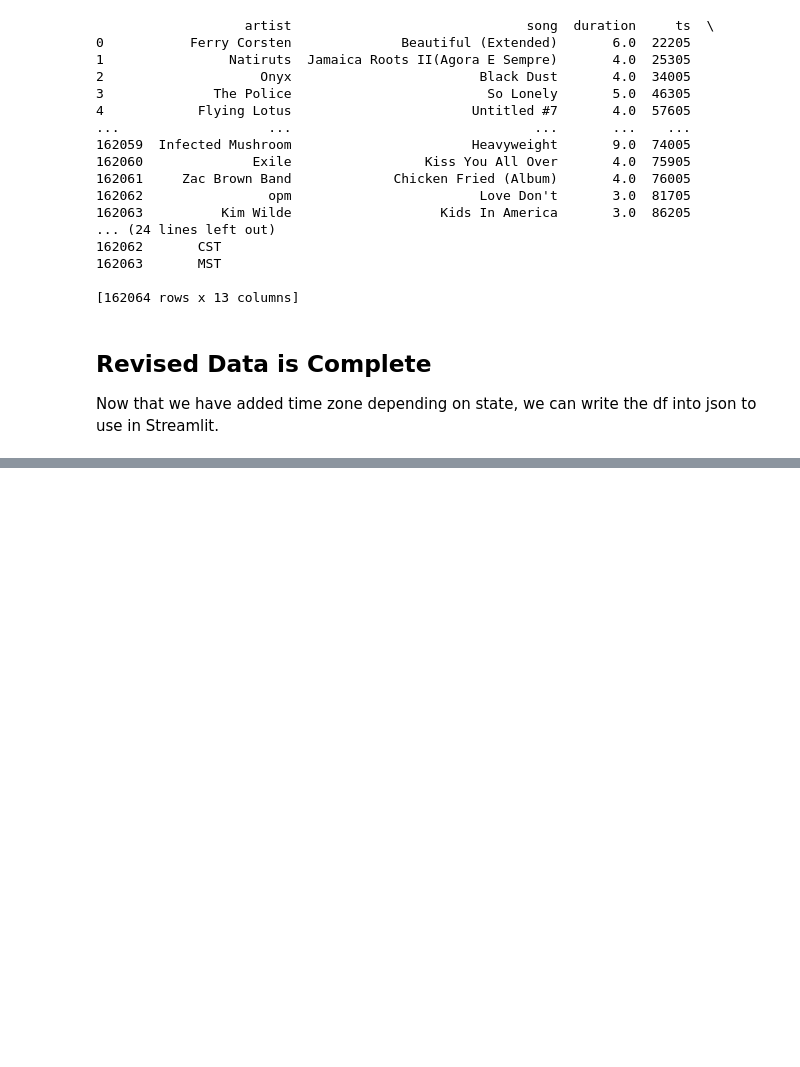
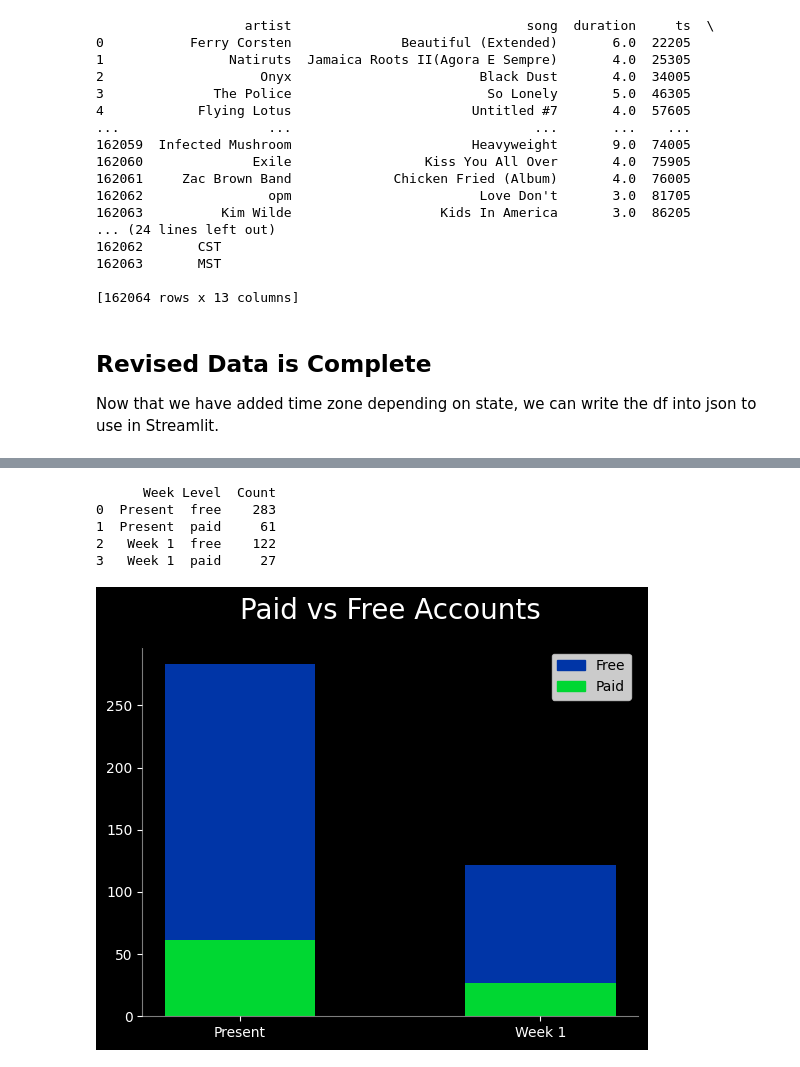
Before and after one commit to mnawar27/CaDence_nb.st_version, a Jupyter notebook: CaDence.ipynb, the cells around one changed output, grey strips where cells are left out. Saved outputs shown, nothing was run; the diff lists cells and outputs as text; code cells hidden in the pictures; blank space fills up the shorter version.

```diff
--- a/CaDence.ipynb
+++ b/CaDence.ipynb
@@ -528,3 +502,71 @@ paid_level(df_selected_week)
+# %%
+# #### What Paid Level is most common per time zone?
+
+# overall_paid_level=omega_raw.groupby('userId')['level'].first().value_counts()
+# est_paid_level = est_df.groupby('userId')['level'].first().value_counts()
+# cst_paid_level = cst_df.groupby('userId')['level'].first().value_counts()
+# mst_paid_level = mst_df.groupby('userId')['level'].first().value_counts()
+# pst_paid_level = pst_df.groupby('userId')['level'].first().value_counts()
+# hst_paid_level= hst_df.groupby('userId')['level'].first().value_counts()
+# print(overall_paid_level)
+
+# sb_tz = ['EST','PST','CST','MST','HST']
+sb_tz = ['EST']
+sb_wk = ['Present','Week 1']
+
+df_seled_wk =pd.DataFrame(columns=['artist', 'song','duration','ts','sessionId','level','state','userAgent','userId','firstName','gender','week','time_zone'])
+
+for i in sb_tz:
+  select_tz= omega_raw.loc[omega_raw['time_zone'] == i]
+  df_seled_wk=pd.concat([df_seled_wk,select_tz])
+df_selected_week= df_seled_wk[df_seled_wk['week'].isin(sb_wk)]
+
+def paid_level(df_selected_week):
+  paidlev=df_selected_week.drop_duplicates(subset=['userId'])
+  paidlev=paidlev.groupby('week')['level'].value_counts()
+  paidlev=paidlev.reset_index()
+  paidlev.columns = ['Week', 'Level', 'Count']
+  print(paidlev)
+  #######
+  height=paidlev['Count']
+  plt.figure(facecolor="black")
+  b_colors={'paid':'#00d732','free':'#0035a7'}
+  colors=[b_colors[i] for i in paidlev['Level']]
+  plt.bar (paidlev['Week'],height,color=colors,width=0.5)
+  ax = plt.gca()
+  ax.set_facecolor("black")
+  ax.spines['bottom'].set_color('#fbfbfb80')
+  ax.spines['left'].set_color('#fbfbfb80')
+  ax.xaxis.label.set_color('#fbfbfb80')
+  ax.tick_params(axis='x', colors='white')
+  ax.tick_params(axis='y', colors='white')
+  ax.set_title("Paid vs Free Accounts", fontsize=20, pad=20,color='white')
+  pink_patch = mpatches.Patch(color='#00d732', label='Paid')
+  blue_patch = mpatches.Patch(color='#0035a7', label='Free')
+  plt.legend(handles=[blue_patch,pink_patch])
+  plt.show()
+
+########### Old graph/function incase refactor is a bust
+# def paid_level(df_selected_week):
+#   paidlev=df_selected_week.drop_duplicates(subset='userId')
+#   paidlev=df_selected_week.groupby('userId')['level'].first().value_counts()
+#   ########
+#   ax = paidlev.plot(kind='barh', stacked=True)
+#   ax.set_xlabel("Count")
+#   ax.set_ylabel("Level")
+
+#   ax.set_title(f"Paid vs Free Accounts in {df_selected_tz.iloc[1,12]} in {selected_week}")
+#   plt.legend(title="Levels")
+#   plt.show()
+
+paid_level(df_selected_week)
+# %% [output]
+      Week Level  Count
+0  Present  free    283
+1  Present  paid     61
+2   Week 1  free    122
+3   Week 1  paid     27
+[figure, added]
 # %%
 ####### Average Hours Played per Time Zone ############
 ####Find outliers to make them toggle-able later
```
Also changed, not shown: parts of 16 cells of this notebook, 4 other files.
